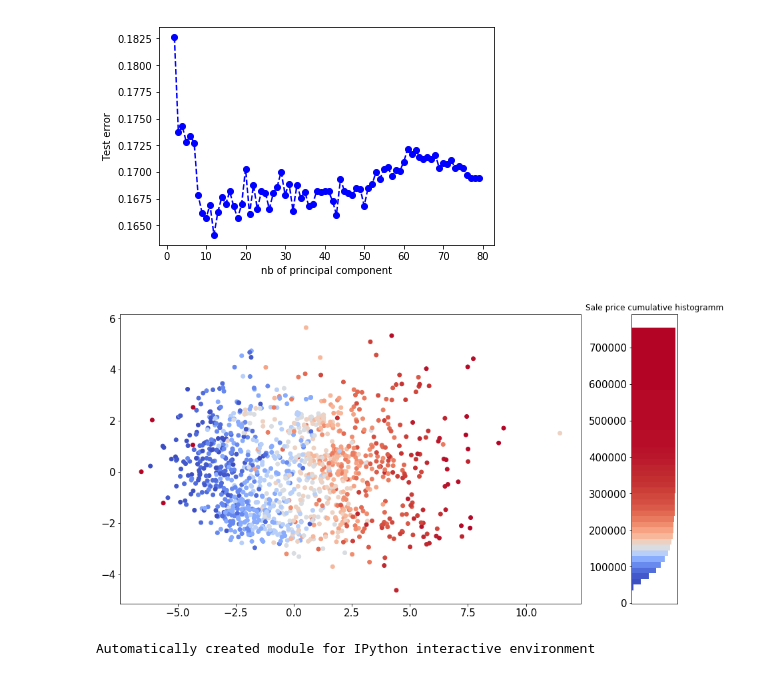
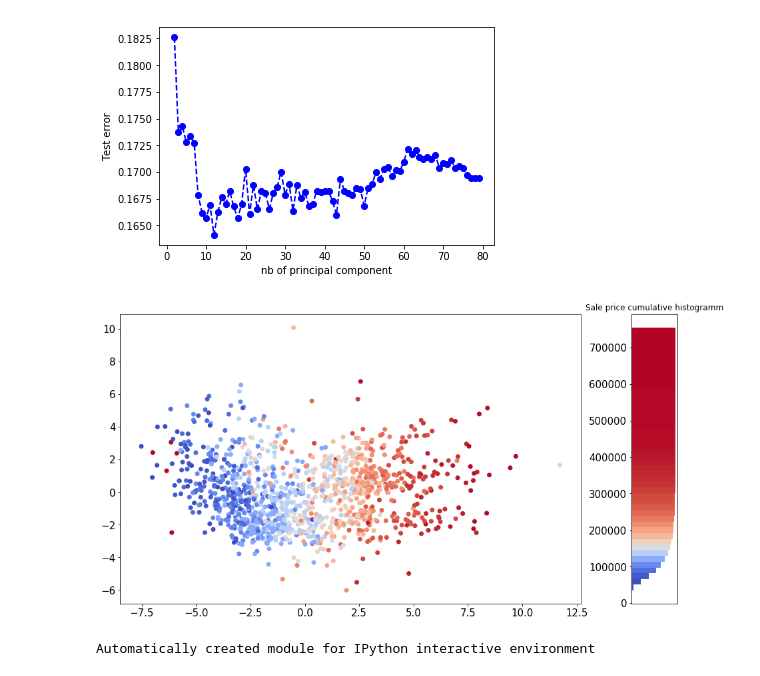
Before and after one commit to Gadiben/AML2018, a Jupyter notebook: Notebooks/challenges/Scikitlearn_Tree.ipynb, the cells around one changed output. Cells and saved outputs as stored; diff of their text form; code cells hidden in the pictures.

```diff
--- a/Notebooks/challenges/Scikitlearn_Tree.ipynb
+++ b/Notebooks/challenges/Scikitlearn_Tree.ipynb
@@ -174,7 +151,7 @@ plt.show()
 # %%
 pca = PCA(n_components=2)
 
-principalComponents = pca.fit_transform(X_scaled_trimmed)
+principalComponents = pca.fit_transform(X_scaled)
 
 principalDf = pd.DataFrame(data = principalComponents
              , columns = ['pc1', 'pc2'])
@@ -210,39 +187,41 @@ plt.ylabel("Test error")
 plt.show()
 # %% [output]
 [figure]
+# %%
+def salePriceColor(hist,salePrice):
+    index = [i for i,x in enumerate(hist[1]) if x<=salePrice][-1]
+    return hist[0][index-1]
 # %%
 plt.figure(figsize=(15,8))
-hist = plt.hist(finalDf.SalePrice,cumulative=True,normed=True,bins='auto')
+hist = plt.hist(Y,cumulative=True,normed=True,bins='auto')
 for c, p in zip(hist[0], hist[2]):
     plt.setp(p, 'facecolor', cmap(c))
 plt.clf()
 plt.close()
 def normHist(row):
     salePrice = row.SalePrice
-    index = [i for i,x in enumerate(hist[1]) if x<=salePrice][-1]
-    #print(index,salePrice)
-    return hist[0][index-1]
+    return salePriceColor(hist,salePrice)
 colors = finalDf.apply(normHist,axis=1)
 
 
 plt.figure(figsize=(15,8))
 gs = gridspec.GridSpec(1, 2, width_ratios=[10, 1])
 plt.subplot(gs[0])
 sc = plt.scatter(finalDf.pc1,finalDf.pc2,c=colors,cmap=cmap)
 plt.yticks(fontsize=15)
 plt.xticks(fontsize=15)
 #plt.colorbar(sc,ticks=finalDf.SalePrice)
 plt.subplot(gs[1])
 histbis = plt.hist(finalDf.SalePrice,cumulative=True,normed=True,bins='auto',orientation='horizontal')
 for c, p in zip(histbis[0], histbis[2]):
     plt.setp(p, 'facecolor', cmap(c))
 plt.gca().set_xscale("log")
 plt.title("Sale price cumulative histogramm")
 plt.yticks(fontsize=15)
 plt.tick_params(axis='x',which='both',bottom='off',labelbottom='off')
 plt.show()
 # %% [output]
-[figure, old version]
+[figure, new version]
 # %%
 import numpy as np
 from scipy import stats
```
Also changed, not shown: parts of 11 cells of this notebook.
